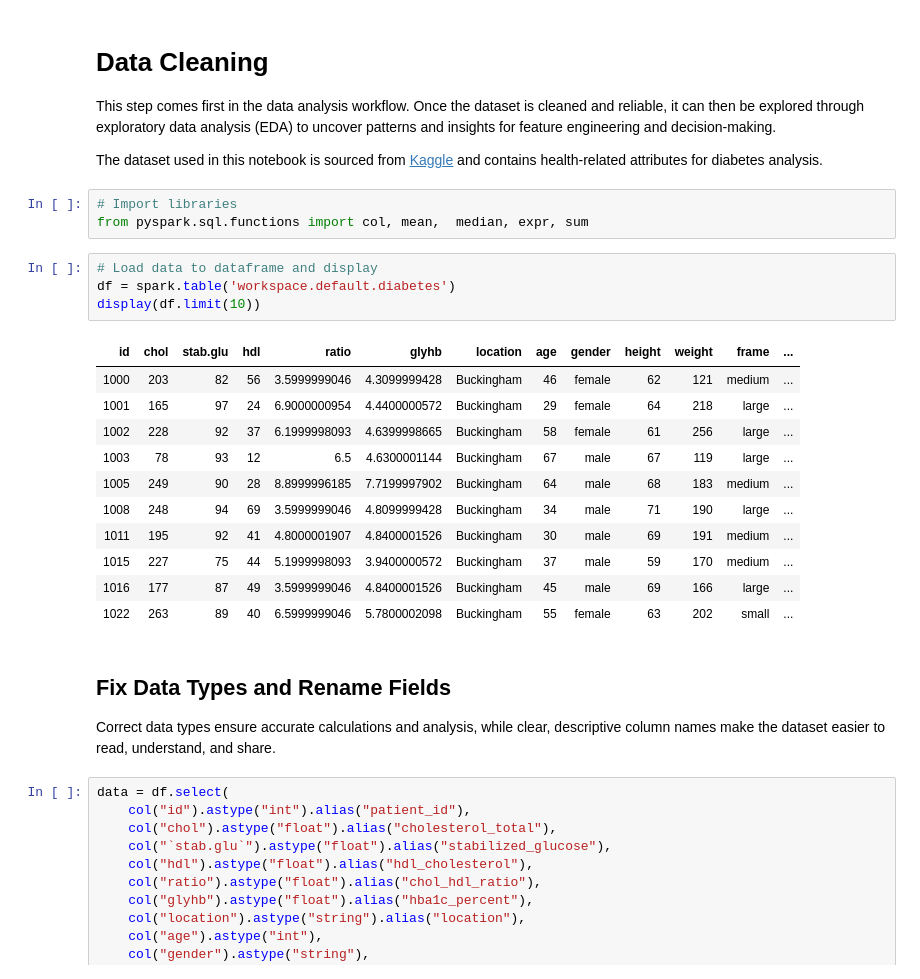
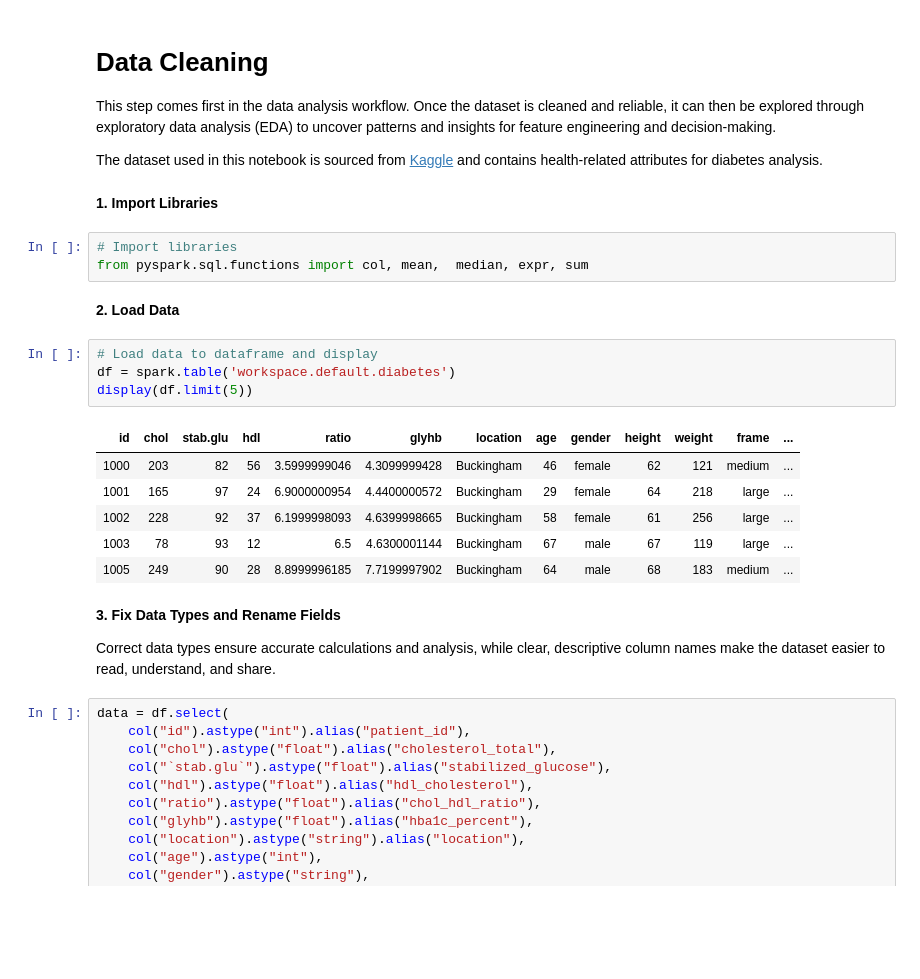
Before and after one commit to Kholeka98/Data-Science-Project-Profolio, a Jupyter notebook: Data Cleaning/DataCleaningDiabetes.ipynb, the cells around one changed output. Drawn from its saved outputs; the diff is of its cells as text; blank space fills up the shorter version.

Commit message:
Update data cleaning notebook

```diff
--- a/Data Cleaning/DataCleaningDiabetes.ipynb
+++ b/Data Cleaning/DataCleaningDiabetes.ipynb
@@ -4,27 +4,26 @@
 This step comes first in the data analysis workflow. Once the dataset is cleaned and reliable, it can then be explored through exploratory data analysis (EDA) to uncover patterns and insights for feature engineering and decision-making.
 
 The dataset used in this notebook is sourced from [Kaggle](https://www.kaggle.com/datasets/imtkaggleteam/diabetes) and contains health-related attributes for diabetes analysis.
+# %% [markdown]
+**1. Import Libraries**
 # %%
 # Import libraries
 from pyspark.sql.functions import col, mean,  median, expr, sum
+# %% [markdown]
+**2. Load Data**
 # %%
 # Load data to dataframe and display
 df = spark.table('workspace.default.diabetes')
-display(df.limit(10))
+display(df.limit(5))
 # %% [output]
 | id | chol | stab.glu | hdl | ratio | glyhb | location | age | gender | height | weight | frame | ... |
 | 1000 | 203 | 82 | 56 | 3.5999999046 | 4.3099999428 | Buckingham | 46 | female | 62 | 121 | medium | ... |
 | 1001 | 165 | 97 | 24 | 6.9000000954 | 4.4400000572 | Buckingham | 29 | female | 64 | 218 | large | ... |
 | 1002 | 228 | 92 | 37 | 6.1999998093 | 4.6399998665 | Buckingham | 58 | female | 61 | 256 | large | ... |
 | 1003 | 78 | 93 | 12 | 6.5 | 4.6300001144 | Buckingham | 67 | male | 67 | 119 | large | ... |
 | 1005 | 249 | 90 | 28 | 8.8999996185 | 7.7199997902 | Buckingham | 64 | male | 68 | 183 | medium | ... |
-| 1008 | 248 | 94 | 69 | 3.5999999046 | 4.8099999428 | Buckingham | 34 | male | 71 | 190 | large | ... |
-| 1011 | 195 | 92 | 41 | 4.8000001907 | 4.8400001526 | Buckingham | 30 | male | 69 | 191 | medium | ... |
-| 1015 | 227 | 75 | 44 | 5.1999998093 | 3.9400000572 | Buckingham | 37 | male | 59 | 170 | medium | ... |
-| 1016 | 177 | 87 | 49 | 3.5999999046 | 4.8400001526 | Buckingham | 45 | male | 69 | 166 | large | ... |
-| 1022 | 263 | 89 | 40 | 6.5999999046 | 5.7800002098 | Buckingham | 55 | female | 63 | 202 | small | ... |
 # %% [markdown]
-## Fix Data Types and Rename Fields
+**3. Fix Data Types and Rename Fields**
 
 Correct data types ensure accurate calculations and analysis, while clear, descriptive column names make the dataset easier to read, understand, and share.
 # %%
```
Also changed, not shown: parts of 5 cells of this notebook.
